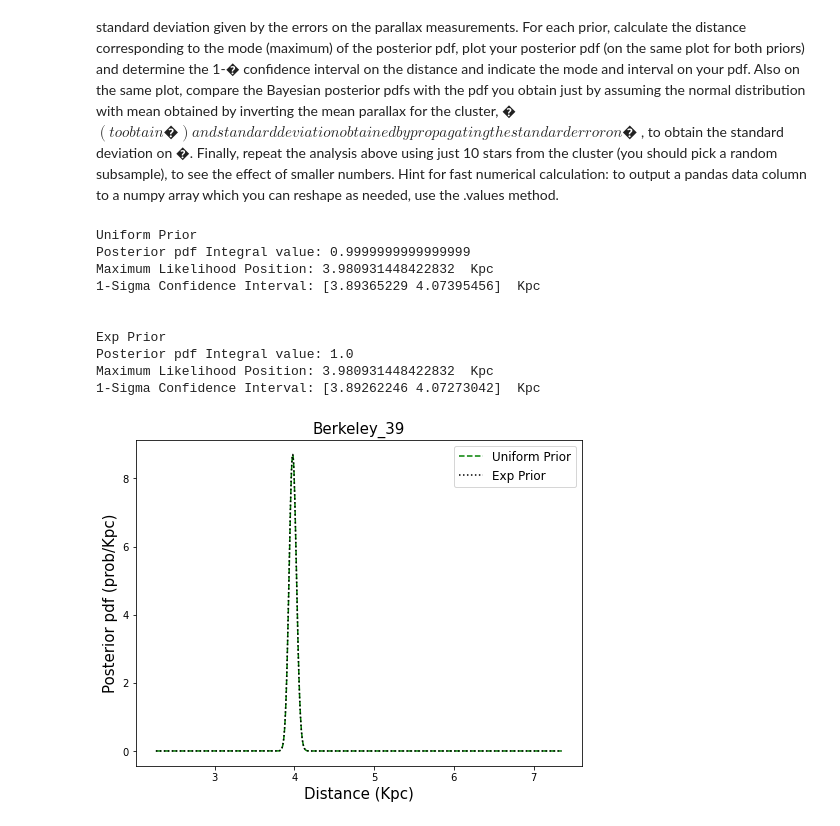
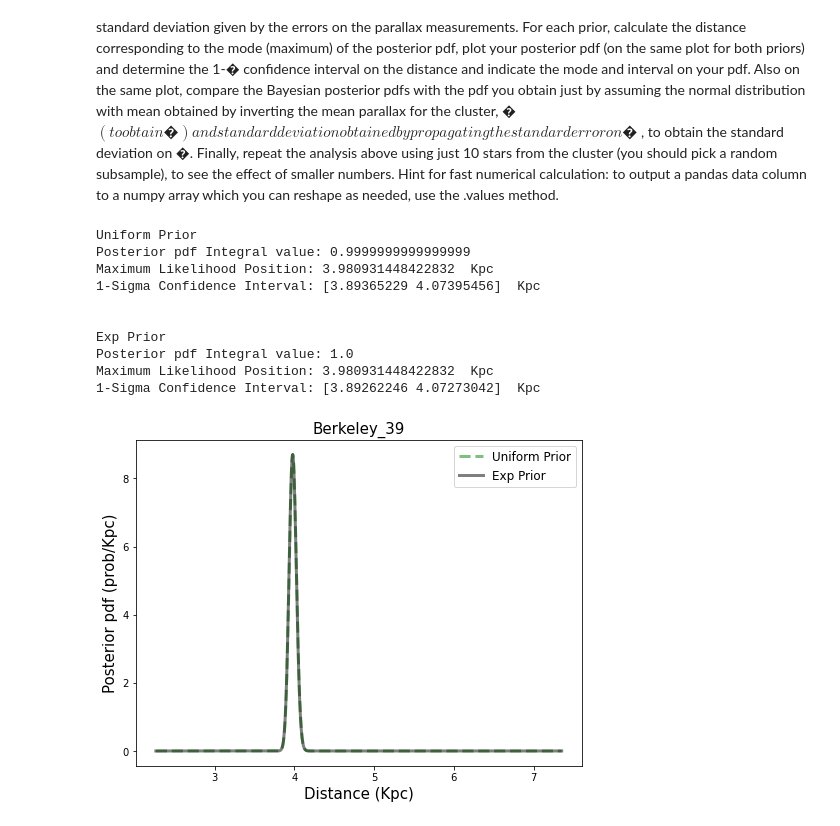
Before and after one commit to afinemax/stat_meth, a Jupyter notebook: assignments/a2/a2_max_fine.ipynb, the cells around one changed output. Drawn from its saved outputs; the diff is of its cells as text; code cells hidden in the pictures.

```diff
--- a/assignments/a2/a2_max_fine.ipynb
+++ b/assignments/a2/a2_max_fine.ipynb
@@ -406,7 +409,7 @@ def bayesian_analysis_distance(cluster_df, cluster_name, prior_type='uniform',
 
     # plotting
     if plot == True:
-        plt.plot(dist_arr, posterior_pdf, color=color, label=label, linestyle=linestyle)
+        plt.plot(dist_arr, posterior_pdf, color=color, label=label, linestyle=linestyle, alpha=0.5, linewidth=3)
         plt.xlabel(r'Distance (Kpc)', size=15)
         plt.ylabel(r'Posterior pdf (prob/Kpc)', size=15)
         plt.title(cluster_name, size=15)
@@ -437,31 +440,31 @@ def bayesian_analysis_distance(cluster_df, cluster_name, prior_type='uniform',
 # %%
 plt.figure(figsize=(8,6))
 cluster_name = 'Berkeley_39'
 
 color='Green'
 label='Uniform Prior'
 linestyle='--'
 prior_type = 'uniform'
 result= bayesian_analysis_distance(cluster_df=stars, cluster_name=cluster_name, prior_type='uniform',
                                    plot=True, print_results=True, color=color,
                                    label=label, linestyle=linestyle)
 
 color='k'
 label='Exp Prior'
-linestyle=':'
+linestyle='-'
 prior_type ='exp'
 result= bayesian_analysis_distance(cluster_df=stars, cluster_name=cluster_name, prior_type='exp',
                                    plot=True, print_results=True, color=color,
                                    label=label, linestyle=linestyle)
 # %% [output]
 Uniform Prior
 Posterior pdf Integral value: 0.9999999999999999
 Maximum Likelihood Position: 3.980931448422832  Kpc
 1-Sigma Confidence Interval: [3.89365229 4.07395456]  Kpc
 
 
 Exp Prior
 Posterior pdf Integral value: 1.0
 Maximum Likelihood Position: 3.980931448422832  Kpc
 1-Sigma Confidence Interval: [3.89262246 4.07273042]  Kpc
-[figure, old version]
+[figure, new version]
```
Also changed, not shown: parts of 12 cells of this notebook.
